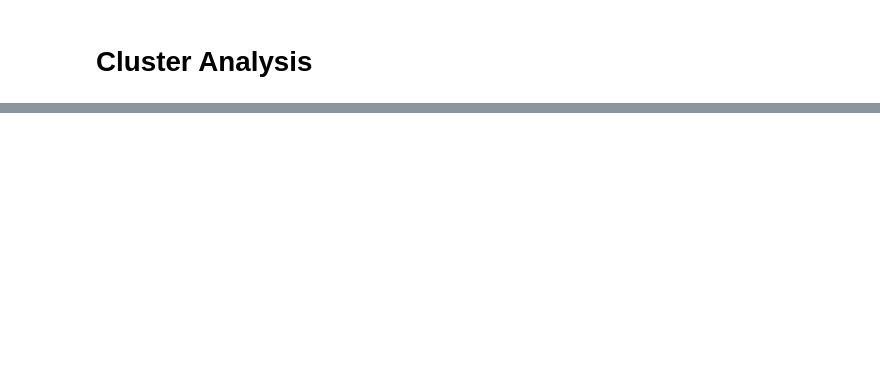
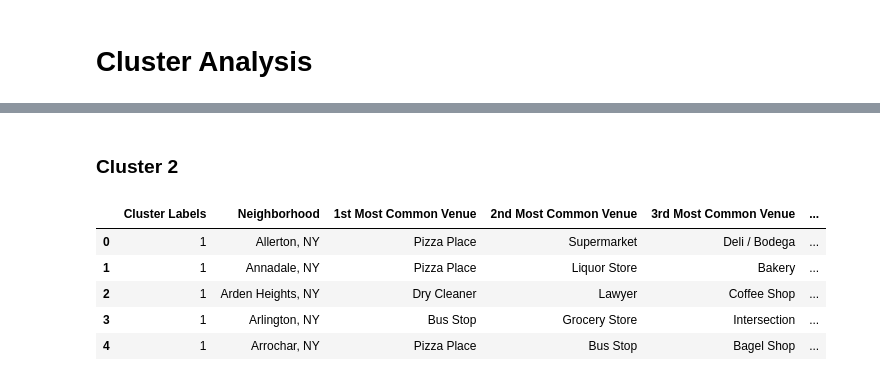
Before and after one commit to johndamaro/Coursera_Capstone, a Jupyter notebook: perfectfit.ipynb, the cells around one changed output, grey strips where cells are left out. Saved outputs shown, nothing was run; the diff lists cells and outputs as text; code cells hidden in the pictures; blank space fills up the shorter version.

```diff
--- a/perfectfit.ipynb
+++ b/perfectfit.ipynb
@@ -589,0 +702,11 @@ neighborhoods_venues_sorted.head()
+# %% [markdown]
+### Cluster 2
+# %%
+neighborhoods_venues_sorted.loc[neighborhoods_venues_sorted['Cluster Labels'] == 1].head()
+# %% [output]
+|  | Cluster Labels | Neighborhood | 1st Most Common Venue | 2nd Most Common Venue | 3rd Most Common Venue | ... |
+| 0 | 1 | Allerton, NY | Pizza Place | Supermarket | Deli / Bodega | ... |
+| 1 | 1 | Annadale, NY | Pizza Place | Liquor Store | Bakery | ... |
+| 2 | 1 | Arden Heights, NY | Dry Cleaner | Lawyer | Coffee Shop | ... |
+| 3 | 1 | Arlington, NY | Bus Stop | Grocery Store | Intersection | ... |
+| 4 | 1 | Arrochar, NY | Pizza Place | Bus Stop | Bagel Shop | ... |
```
Also changed, not shown: parts of 24 cells of this notebook.
